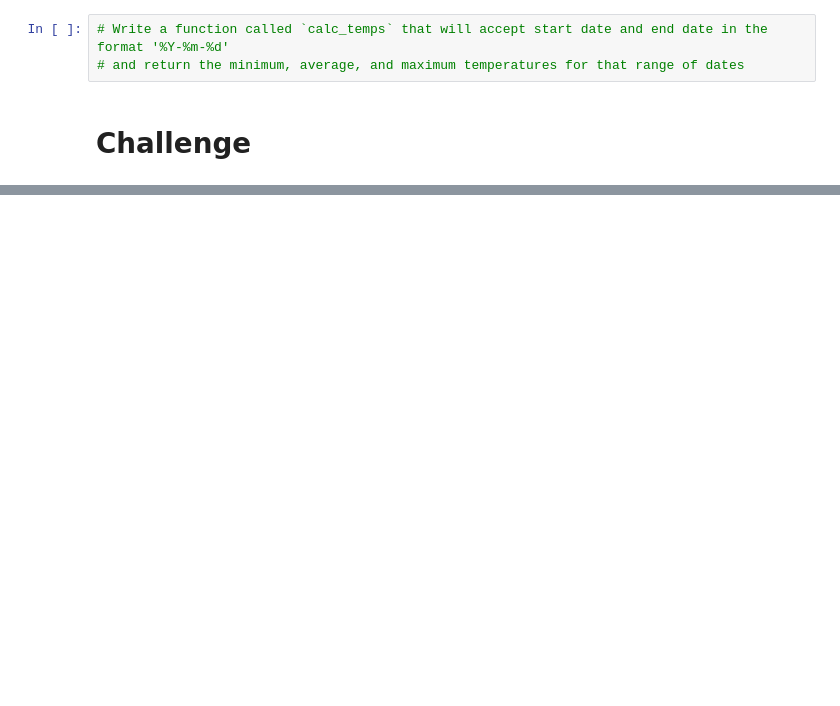
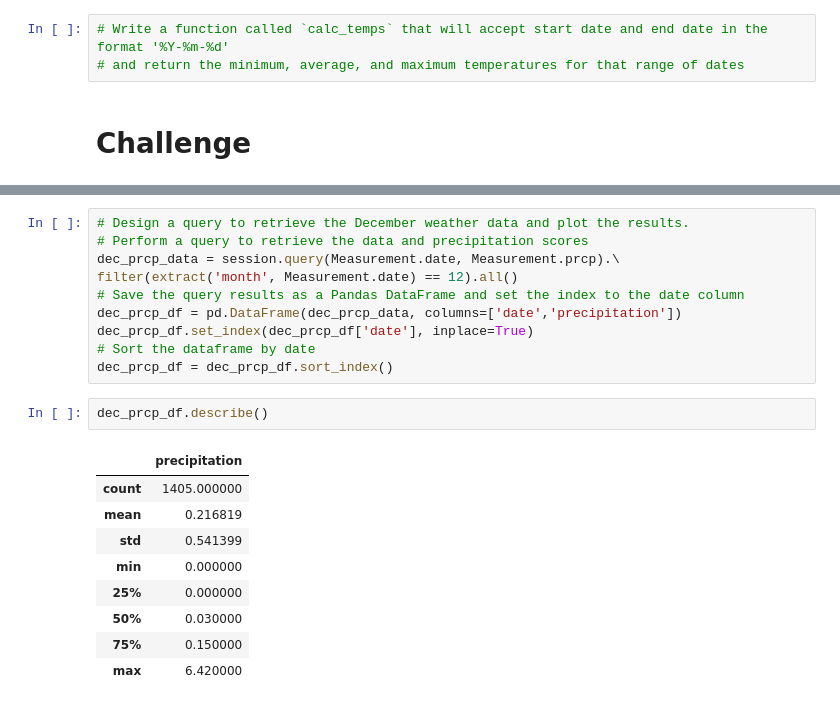
Before and after one commit to abhattac92/surfs_up, a Jupyter notebook: climate_analysis.ipynb, the cells around one changed output, grey strips where cells are left out. Cells and saved outputs as stored; diff of their text form; blank space fills up the shorter version.

```diff
--- a/climate_analysis.ipynb
+++ b/climate_analysis.ipynb
@@ -105,0 +169,22 @@ filter(Measurement.station == 'USC00519281').all()
+# %%
+# Design a query to retrieve the December weather data and plot the results.
+# Perform a query to retrieve the data and precipitation scores
+dec_prcp_data = session.query(Measurement.date, Measurement.prcp).\
+filter(extract('month', Measurement.date) == 12).all()
+# Save the query results as a Pandas DataFrame and set the index to the date column
+dec_prcp_df = pd.DataFrame(dec_prcp_data, columns=['date','precipitation'])
+dec_prcp_df.set_index(dec_prcp_df['date'], inplace=True)
+# Sort the dataframe by date
+dec_prcp_df = dec_prcp_df.sort_index()
+# %%
+dec_prcp_df.describe()
+# %% [output]
+|  | precipitation |
+| count | 1405.000000 |
+| mean | 0.216819 |
+| std | 0.541399 |
+| min | 0.000000 |
+| 25% | 0.000000 |
+| 50% | 0.030000 |
+| 75% | 0.150000 |
+| max | 6.420000 |
```
Also changed, not shown: parts of 11 cells of this notebook.
